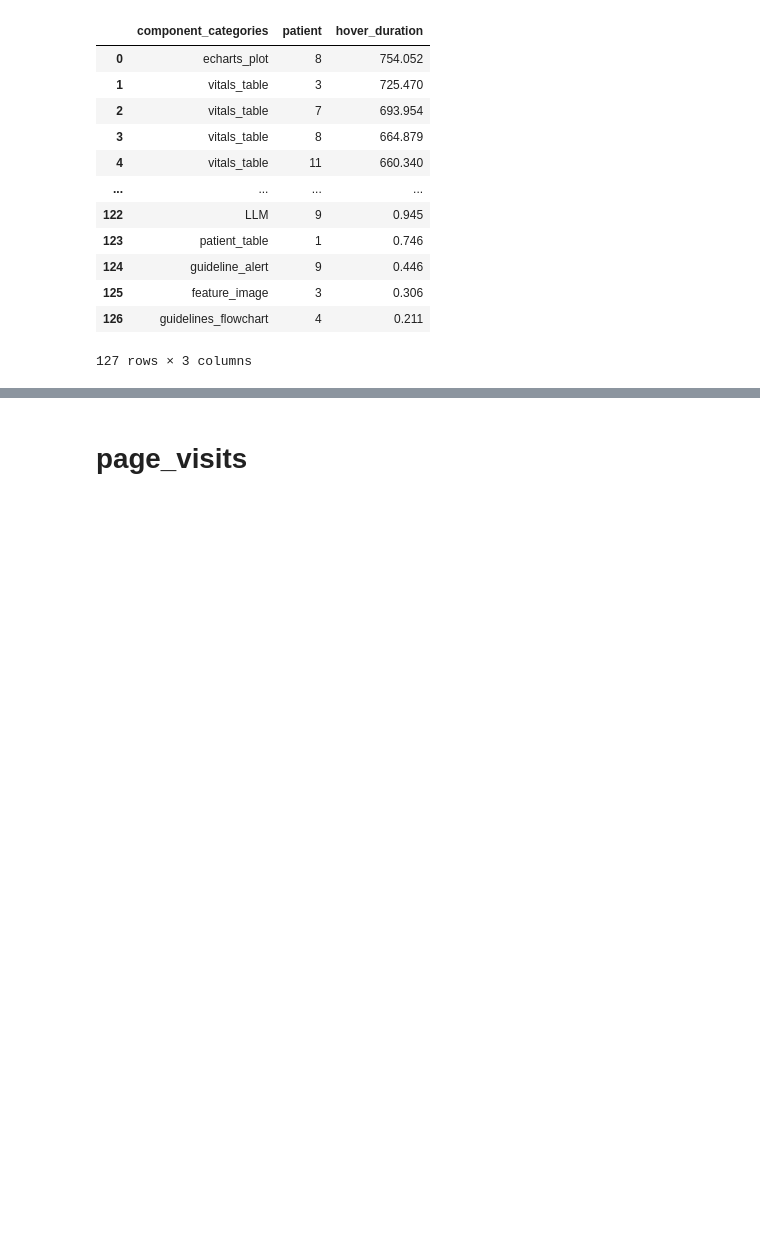
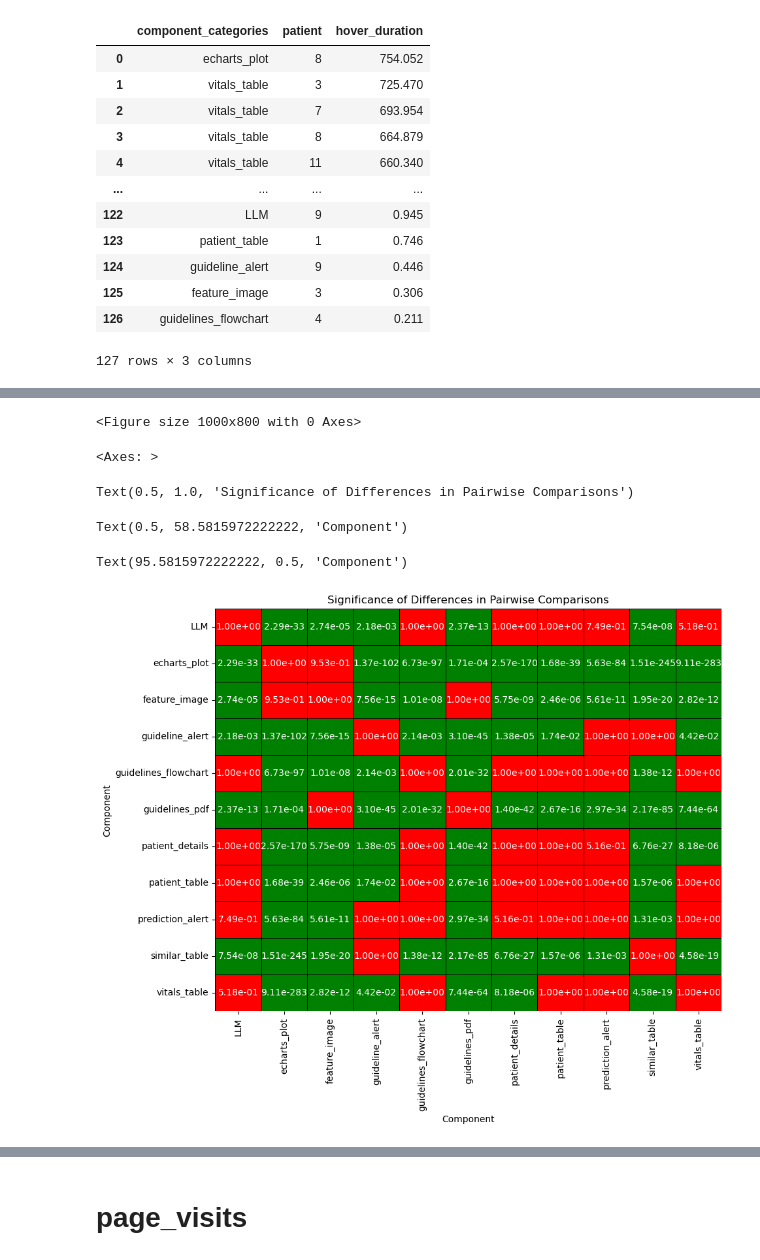
Before and after one commit to WilliamBolton/cdss_demo, a Jupyter notebook: cdss_1/cdss_1/analysis/click_hover_timing_analysis.ipynb, the cells around one changed output, grey strips where cells are left out. Drawn from its saved outputs; the diff is of its cells as text; code cells hidden in the pictures; blank space fills up the shorter version.

```diff
--- a/cdss_1/cdss_1/analysis/click_hover_timing_analysis.ipynb
+++ b/cdss_1/cdss_1/analysis/click_hover_timing_analysis.ipynb
@@ -167,3 +287,19 @@ component_hover_duration
 | 125 | feature_image | 3 | 0.306 |
 | 126 | guidelines_flowchart | 4 | 0.211 |
 127 rows × 3 columns
+# %%
+import scikit_posthocs as sp
+
+# Assuming 'df' is your DataFrame and you've already performed a Kruskal-Wallis test that was significant
+
+# Group data by 'component'
+grouped_data = hover_events.groupby('component_categories')['hover_duration'].apply(list)
+
+# Perform Kruskal-Wallis Test to confirm we should proceed with post-hoc
+stat, p = stats.kruskal(*grouped_data)
+print(f"Kruskal-Wallis Statistic: {stat}, p-value: {p}")
+
+if p < 0.05:
+    # Perform Dunn's test
+    p_values = sp.posthoc_dunn(hover_events, val_col='hover_duration', group_col='component_categories', p_adjust='bonferroni')
+    print("Dunn's test pairwise p-values:\n", p_values)
@@ -169,0 +324,23 @@ component_hover_duration
+# %%
+p_values_df = pd.DataFrame(p_values)
+
+# Create a mask for significant p-values
+significant_mask = p_values_df < 0.05
+
+# Create a color map: green for significant (True), red for non-significant (False)
+cmap = sns.color_palette(["red", "green"])
+
+# Plot the heatmap
+plt.figure(figsize=(10, 8))
+sns.heatmap(significant_mask, cmap=cmap, annot=p_values, fmt=".2e", cbar=False, linewidths=.5, linecolor='black')
+plt.title('Significance of Differences in Pairwise Comparisons')
+plt.xlabel('Component')
+plt.ylabel('Component')
+plt.show()
+# %% [output]
+<Figure size 1000x800 with 0 Axes>
+<Axes: >
+Text(0.5, 1.0, 'Significance of Differences in Pairwise Comparisons')
+Text(0.5, 58.5815972222222, 'Component')
+Text(95.5815972222222, 0.5, 'Component')
+[figure, added]
```
Also changed, not shown: parts of 30 cells of this notebook, 27 other files.
